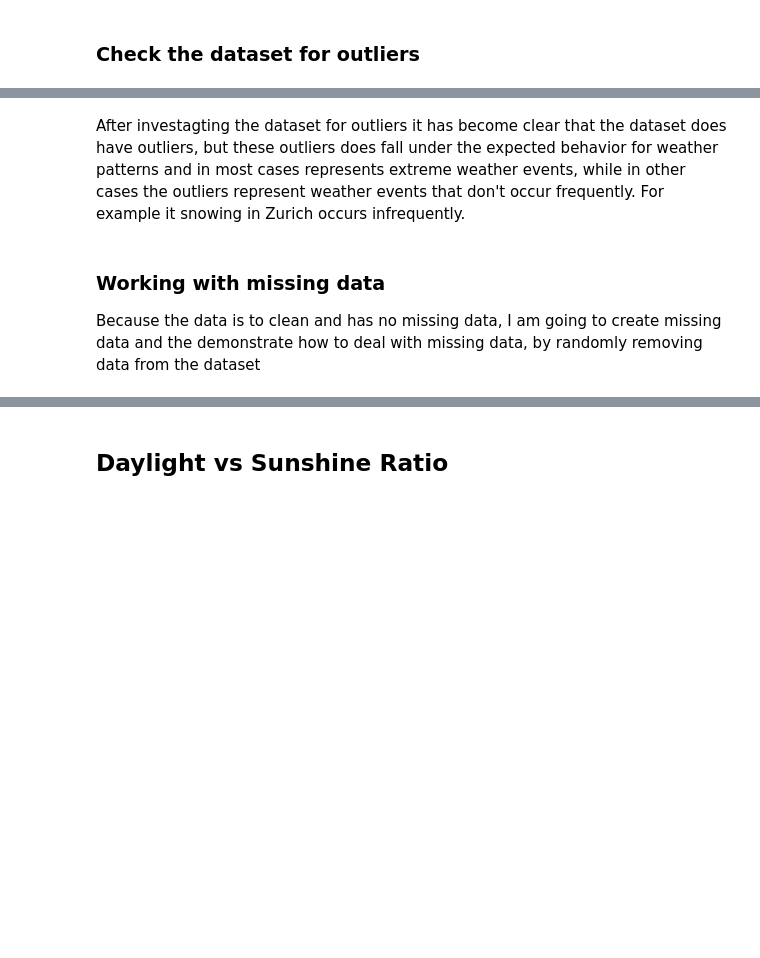
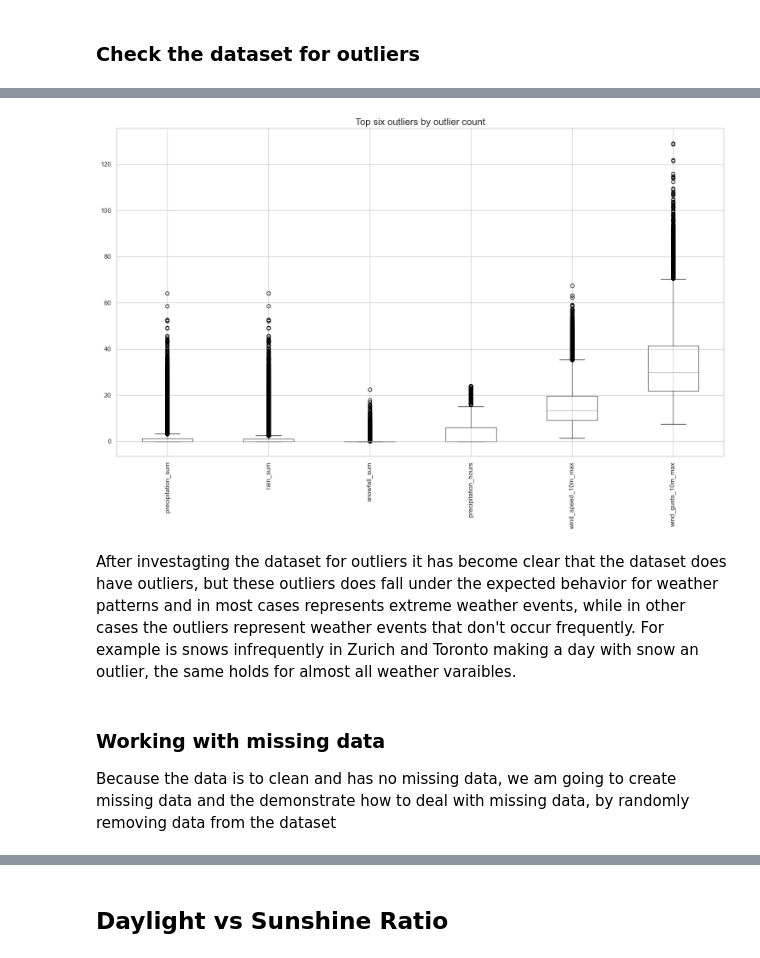
Before and after one commit to Jaffels/CIP_FS25_111, a Jupyter notebook: Johan.ipynb, the cells around one changed output, grey strips where cells are left out. Saved outputs shown, nothing was run; the diff lists cells and outputs as text; code cells hidden in the pictures; blank space fills up the shorter version.

```diff
--- a/Johan.ipynb
+++ b/Johan.ipynb
@@ -211,6 +234,12 @@ df['weather_code'] = df['weather_code'].astype(int)
 df.to_csv("Data/clean.csv", index = False)
 # %% [markdown]
 ### Check the dataset for outliers
+# %%
+# Read the csv file
+df = pd.read_csv("Data/clean.csv")
+
+# Ensure datetime index
+df.index = pd.DatetimeIndex(df.date)
 # %%
 # Identify remaining numerical columns
 num_cols = df.select_dtypes(include=[np.number]).columns.tolist()
@@ -257,8 +304,10 @@ outlier_col = list(outlier_df[outlier_df['Outliers Count'] > 1000].Column)
 # %%
 # Create box plots to inspect the top outliers
 plt.figure(figsize=(15, 10))
 df.boxplot(column=list(outlier_col), figsize=(15, 10))
 plt.xticks(rotation=90)
-plt.title('Box Plots of Numerical Columns')
+plt.title('Top six outliers by outlier count')
 plt.tight_layout()
 plt.show()
+# %% [output]
+[figure, added]
@@ -273,9 +314,9 @@ plt.show()
 # %% [markdown]
-After investagting the dataset for outliers it has become clear that the dataset does have outliers, but these outliers does fall under the expected behavior for weather patterns and in most cases represents extreme weather events, while in other cases the outliers represent weather events that don't occur frequently. For example it snowing in Zurich occurs infrequently.
+After investagting the dataset for outliers it has become clear that the dataset does have outliers, but these outliers does fall under the expected behavior for weather patterns and in most cases represents extreme weather events, while in other cases the outliers represent weather events that don't occur frequently. For example is snows infrequently in Zurich and Toronto making a day with snow an outlier, the same holds for almost all weather varaibles.
 # %% [markdown]
 ### Working with missing data
 
-Because the data is to clean and has no missing data, I am going to create missing data and the demonstrate how to deal with missing data, by randomly removing data from the dataset
+Because the data is to clean and has no missing data, we am going to create missing data and the demonstrate how to deal with missing data, by randomly removing data from the dataset
 # %%
 df_mis = pd.read_csv("Data/clean.csv")
 # %%
```
Also changed, not shown: parts of 38 cells of this notebook.
